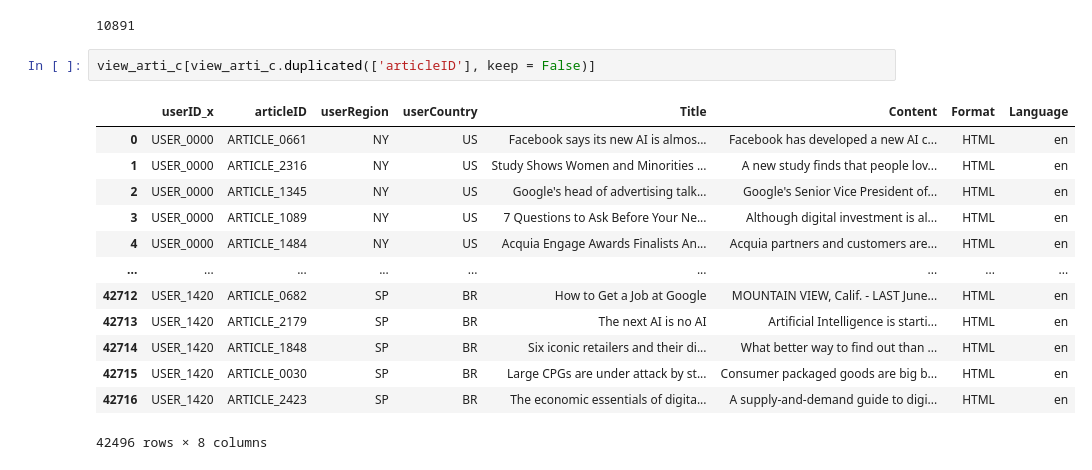
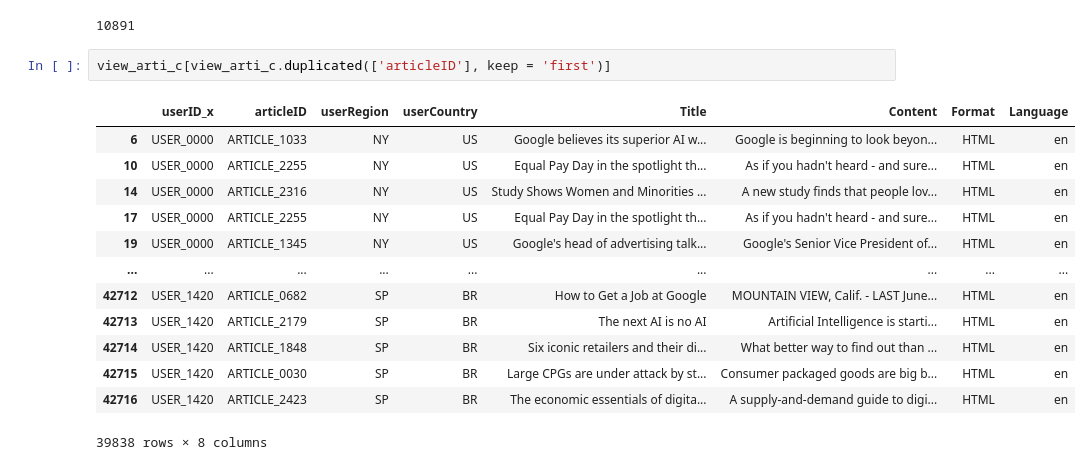
Before and after one commit to jayiuk/article_recsys, a Jupyter notebook: data_pre.ipynb, the cells around one changed output. Cells and saved outputs as stored; diff of their text form.

```diff
--- a/data_pre.ipynb
+++ b/data_pre.ipynb
@@ -328,18 +328,18 @@ view_arti_c.duplicated().sum()
 # %% [output]
 10891
 # %%
-view_arti_c[view_arti_c.duplicated(['articleID'], keep = False)]
+view_arti_c[view_arti_c.duplicated(['articleID'], keep = 'first')]
 # %% [output]
 |  | userID_x | articleID | userRegion | userCountry | Title | Content | Format | Language |
-| 0 | USER_0000 | ARTICLE_0661 | NY | US | Facebook says its new AI is almos... | Facebook has developed a new AI c... | HTML | en |
-| 1 | USER_0000 | ARTICLE_2316 | NY | US | Study Shows Women and Minorities ... | A new study finds that people lov... | HTML | en |
-| 2 | USER_0000 | ARTICLE_1345 | NY | US | Google's head of advertising talk... | Google's Senior Vice President of... | HTML | en |
-| 3 | USER_0000 | ARTICLE_1089 | NY | US | 7 Questions to Ask Before Your Ne... | Although digital investment is al... | HTML | en |
-| 4 | USER_0000 | ARTICLE_1484 | NY | US | Acquia Engage Awards Finalists An... | Acquia partners and customers are... | HTML | en |
+| 6 | USER_0000 | ARTICLE_1033 | NY | US | Google believes its superior AI w... | Google is beginning to look beyon... | HTML | en |
+| 10 | USER_0000 | ARTICLE_2255 | NY | US | Equal Pay Day in the spotlight th... | As if you hadn't heard - and sure... | HTML | en |
+| 14 | USER_0000 | ARTICLE_2316 | NY | US | Study Shows Women and Minorities ... | A new study finds that people lov... | HTML | en |
+| 17 | USER_0000 | ARTICLE_2255 | NY | US | Equal Pay Day in the spotlight th... | As if you hadn't heard - and sure... | HTML | en |
+| 19 | USER_0000 | ARTICLE_1345 | NY | US | Google's head of advertising talk... | Google's Senior Vice President of... | HTML | en |
 | ... | ... | ... | ... | ... | ... | ... | ... | ... |
 | 42712 | USER_1420 | ARTICLE_0682 | SP | BR | How to Get a Job at Google | MOUNTAIN VIEW, Calif. - LAST June... | HTML | en |
 | 42713 | USER_1420 | ARTICLE_2179 | SP | BR | The next AI is no AI | Artificial Intelligence is starti... | HTML | en |
 | 42714 | USER_1420 | ARTICLE_1848 | SP | BR | Six iconic retailers and their di... | What better way to find out than ... | HTML | en |
 | 42715 | USER_1420 | ARTICLE_0030 | SP | BR | Large CPGs are under attack by st... | Consumer packaged goods are big b... | HTML | en |
 | 42716 | USER_1420 | ARTICLE_2423 | SP | BR | The economic essentials of digita... | A supply-and-demand guide to digi... | HTML | en |
-42496 rows × 8 columns
+39838 rows × 8 columns
```
Also changed, not shown: parts of 1 cell of this notebook.
